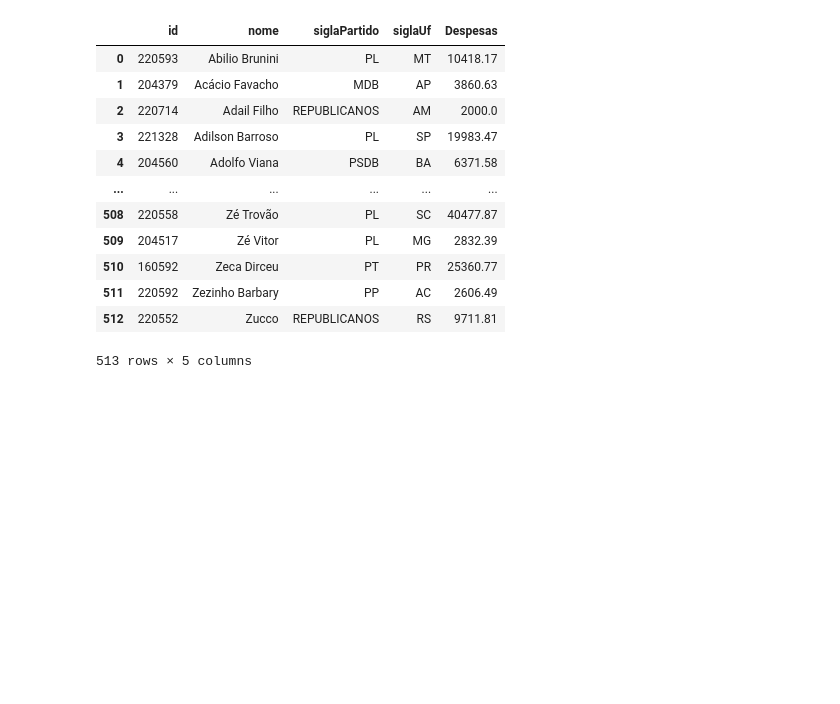
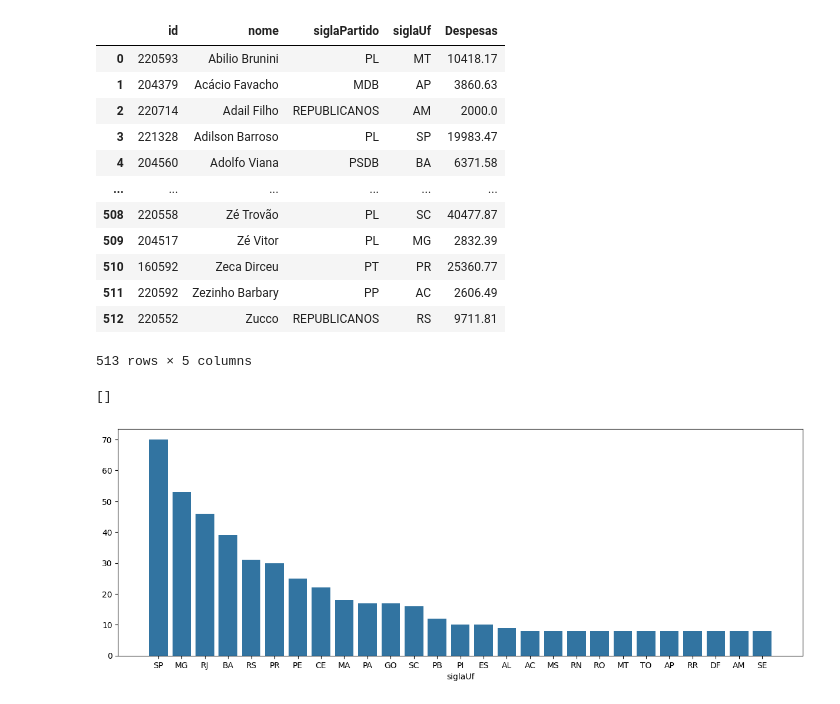
Before and after one commit to WallyssonChristian/Analise-de-Despesas, a Jupyter notebook: projeto.ipynb, the cells around one changed output. Cells and saved outputs as stored; diff of their text form; code cells hidden in the pictures; blank space fills up the shorter version.

```diff
--- a/projeto.ipynb
+++ b/projeto.ipynb
@@ -18,5 +21,5 @@ dados_df = (dados_df[['id', 'nome', 'siglaPartido', "siglaUf"]])
 # Create Dataframe
 total_despesas_df = pd.DataFrame({
     "id": [],
-    "Despesas": []
+    "despesas": []
 })
@@ -30,11 +31,8 @@ for linha in range(len(dados_df.index)):
     despesas_resposta = requests.get(api_dadosabertos_despesas)
     despesas = despesas_resposta.json()
     despesas_df = pd.DataFrame(despesas['dados'])
-    if despesas_df.empty:
-        new_row = {'id': id_deputado, 'Despesas': ''}
+    if not despesas_df.empty:
+        total_despesas = despesas_df['valorDocumento'].sum()
+        new_row = {'id': id_deputado, 'despesas': total_despesas}
         total_despesas_df = total_despesas_df._append(new_row, ignore_index=True)
-    else:
-        total_despesas = despesas_df['valorDocumento'].sum()
-        new_row = {'id': id_deputado, 'Despesas': total_despesas}
-        total_despesas_df = total_despesas_df._append(new_row, ignore_index=True)
-## Need optimization
+## Need optimization 7m 13.5s >> 5m 54.9s
@@ -71,3 +54,13 @@ dados_df
 | 511 | 220592 | Zezinho Barbary | PP | AC | 2606.49 |
 | 512 | 220552 | Zucco | REPUBLICANOS | RS | 9711.81 |
 513 rows × 5 columns
+# %%
+# Number of deputies by each Uf
+x = dados_df['siglaUf'].value_counts().index
+y = dados_df['siglaUf'].value_counts().values
+plt.figure(figsize=(15,5))
+sns.barplot(x=x, y=y)
+plt.plot()
+# %% [output]
+[]
+[figure, added]
```
Also changed, not shown: parts of 7 cells of this notebook.
